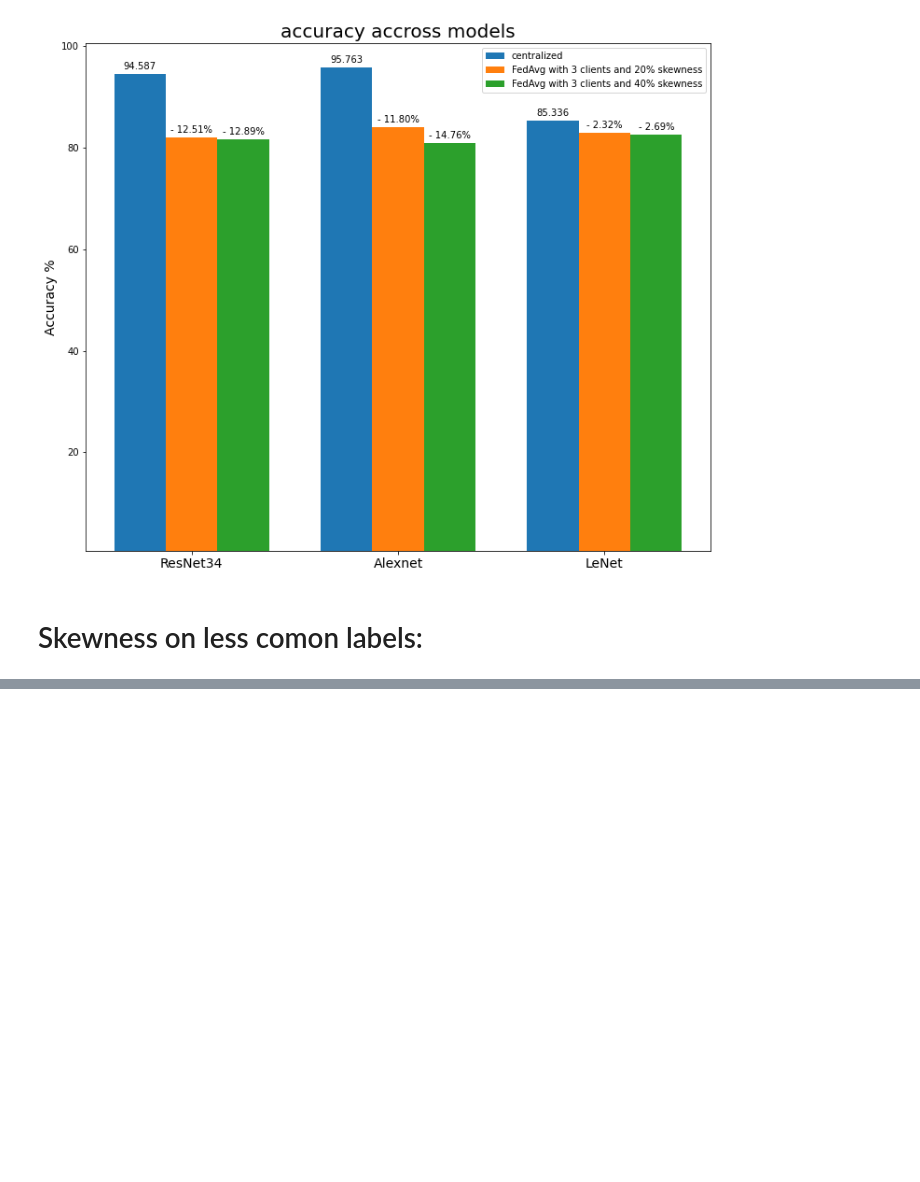
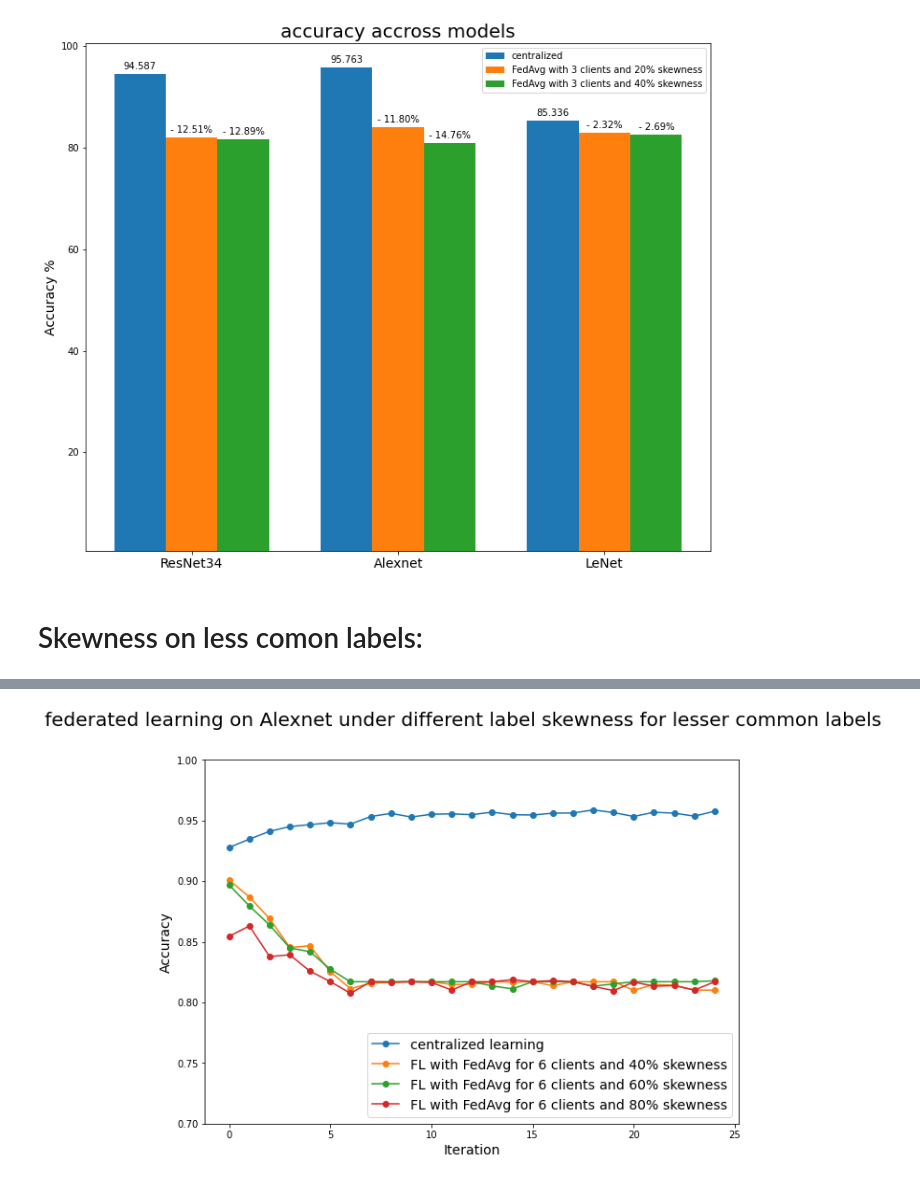
Before and after one commit to anandcu3/Federated-Learning-for-Remote-Sensing, a Jupyter notebook: some weird real plots notbook edition .ipynb, the cells around one changed output, grey strips where cells are left out. Cells and saved outputs as stored; diff of their text form; code cells hidden in the pictures; blank space fills up the shorter version.

```diff
--- a/some weird real plots notbook edition .ipynb
+++ b/some weird real plots notbook edition .ipynb
@@ -129,0 +130,8 @@ plot_acc_curves(acc_dic5,'federated learning on LeNet under different label skew
+# %%
+acc_dic5 ={"centralized learning" : np.genfromtxt('centralised_acc&loss_for_alexnet_with_1_clients_202.csv',delimiter=',')[1,:],
+          "FL with FedAvg for 6 clients and 40% skewness": np.genfromtxt('FedAvg_acc&loss_for_alexnet_with_6_clients_402.csv',delimiter=',')[1,:],
+          "FL with FedAvg for 6 clients and 60% skewness": np.genfromtxt('FedAvg_acc&loss_for_alexnet_with_6_clients_602.csv',delimiter=',')[1,:],
+        "FL with FedAvg for 6 clients and 80% skewness": np.genfromtxt('FedAvg_acc&loss_for_alexnet_with_6_clients_802.csv',delimiter=',')[1,:]}
+plot_acc_curves(acc_dic5,'federated learning on Alexnet under different label skewness for lesser common labels',.7)
+# %% [output]
+[figure, added]
```
Also changed, not shown: parts of 5 cells of this notebook.
